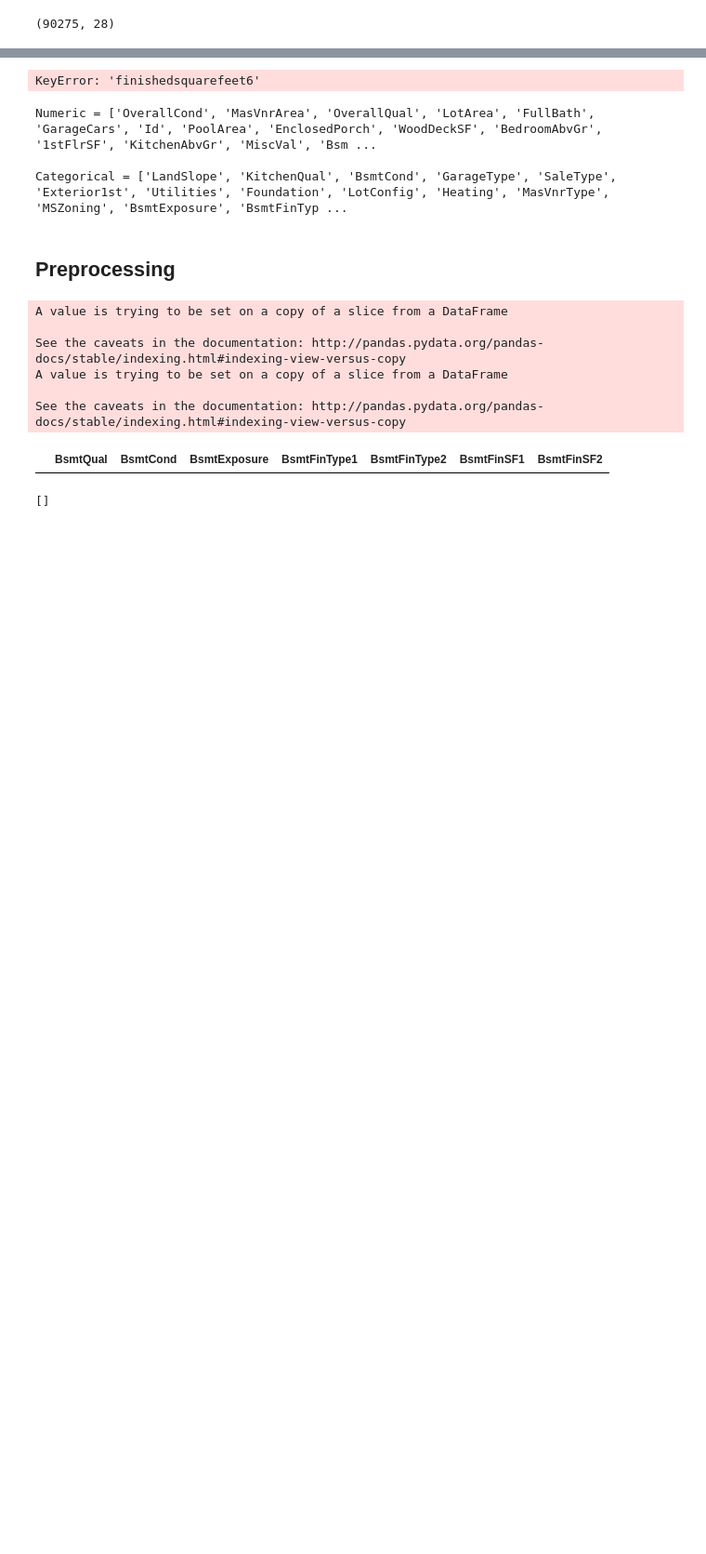
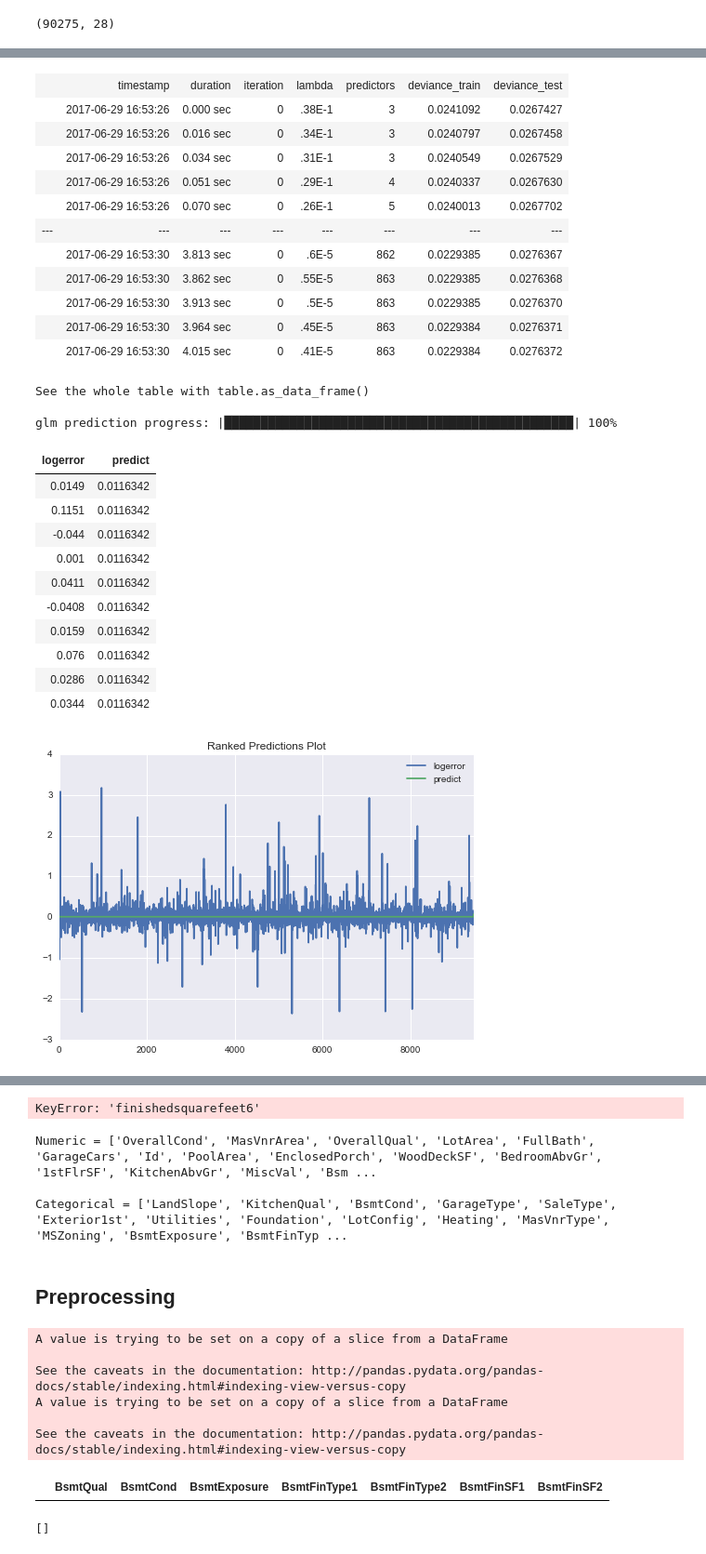
Before and after one commit to SDR-MachineLearning/files, a Jupyter notebook: Zillow_Start.ipynb, the cells around one changed output, grey strips where cells are left out. Shown at 93% size. Saved outputs shown, nothing was run; the diff lists cells and outputs as text; code cells hidden in the pictures; blank space fills up the shorter version.

```diff
--- a/Zillow_Start.ipynb
+++ b/Zillow_Start.ipynb
@@ -305,0 +636,3 @@ def target_encoder(training_frame, test_frame, x, y, lambda_=0.15, threshold=150
+# %%
+glm_1 = glm_grid(encoded_nums, 'logerror', other_half_train, other_half_valid)
+# %% [output]
@@ -305,0 +656,27 @@ def target_encoder(training_frame, test_frame, x, y, lambda_=0.15, threshold=150
+|  | timestamp | duration | iteration | lambda | predictors | deviance_train | deviance_test |
+|  | 2017-06-29 16:53:26 | 0.000 sec | 0 | .38E-1 | 3 | 0.0241092 | 0.0267427 |
+|  | 2017-06-29 16:53:26 | 0.016 sec | 0 | .34E-1 | 3 | 0.0240797 | 0.0267458 |
+|  | 2017-06-29 16:53:26 | 0.034 sec | 0 | .31E-1 | 3 | 0.0240549 | 0.0267529 |
+|  | 2017-06-29 16:53:26 | 0.051 sec | 0 | .29E-1 | 4 | 0.0240337 | 0.0267630 |
+|  | 2017-06-29 16:53:26 | 0.070 sec | 0 | .26E-1 | 5 | 0.0240013 | 0.0267702 |
+| --- | --- | --- | --- | --- | --- | --- | --- |
+|  | 2017-06-29 16:53:30 | 3.813 sec | 0 | .6E-5 | 862 | 0.0229385 | 0.0276367 |
+|  | 2017-06-29 16:53:30 | 3.862 sec | 0 | .55E-5 | 863 | 0.0229385 | 0.0276368 |
+|  | 2017-06-29 16:53:30 | 3.913 sec | 0 | .5E-5 | 863 | 0.0229385 | 0.0276370 |
+|  | 2017-06-29 16:53:30 | 3.964 sec | 0 | .45E-5 | 863 | 0.0229384 | 0.0276371 |
+|  | 2017-06-29 16:53:30 | 4.015 sec | 0 | .41E-5 | 863 | 0.0229384 | 0.0276372 |
+See the whole table with table.as_data_frame()
+
+glm prediction progress: |████████████████████████████████████████████████| 100%
+| logerror | predict |
+| 0.0149 | 0.0116342 |
+| 0.1151 | 0.0116342 |
+| -0.044 | 0.0116342 |
+| 0.001 | 0.0116342 |
+| 0.0411 | 0.0116342 |
+| -0.0408 | 0.0116342 |
+| 0.0159 | 0.0116342 |
+| 0.076 | 0.0116342 |
+| 0.0286 | 0.0116342 |
+| 0.0344 | 0.0116342 |
+[figure, added]
```
Also changed, not shown: parts of 21 cells of this notebook.
